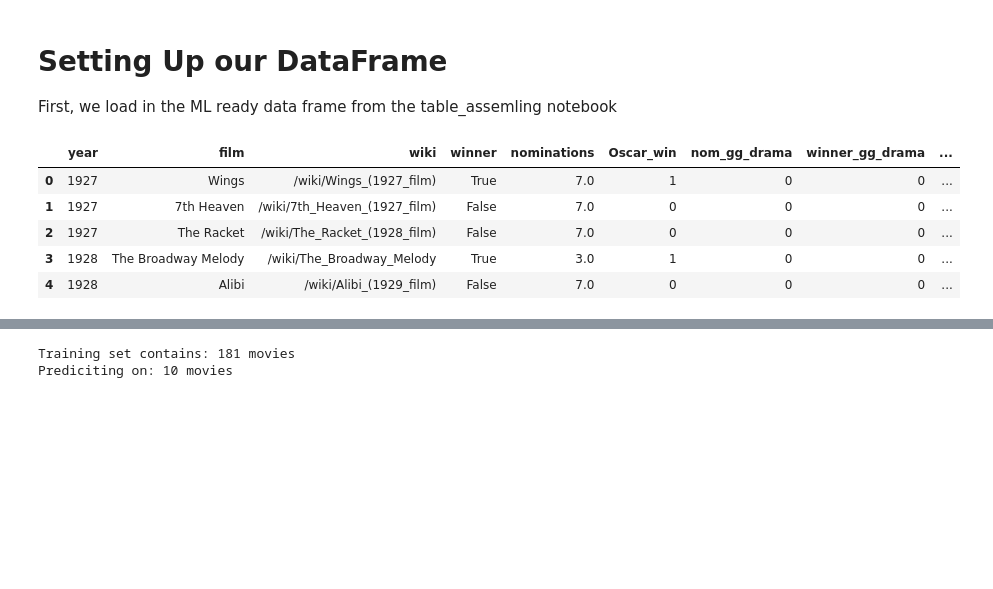
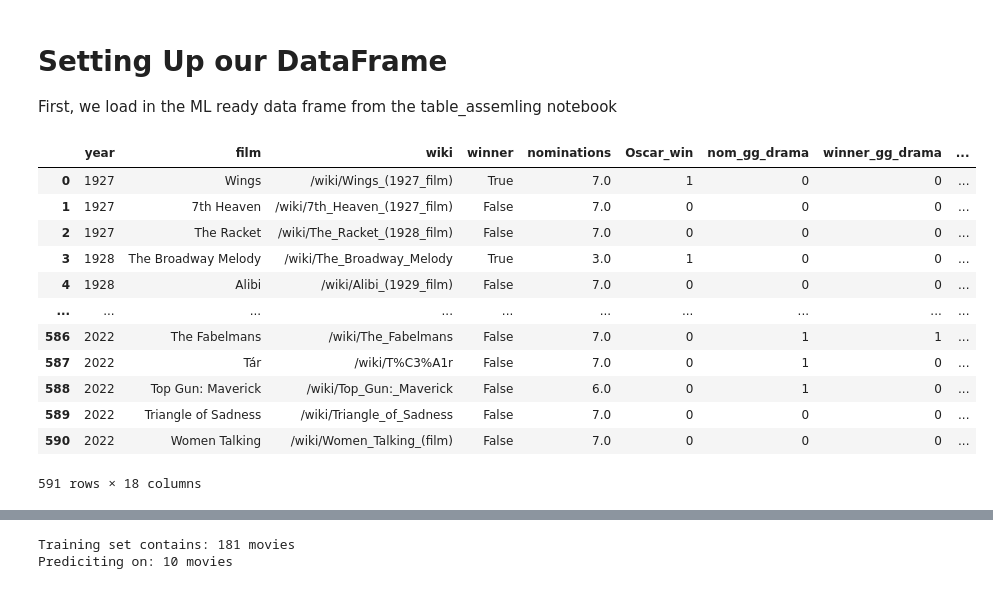
Before and after one commit to Aleksandra-dot/oscar_predictions, a Jupyter notebook: 3-machine_learning_preferential_ballot.ipynb, the cells around one changed output, grey strips where cells are left out. Drawn from its saved outputs; the diff is of its cells as text; code cells hidden in the pictures; blank space fills up the shorter version.

```diff
--- a/3-machine_learning_preferential_ballot.ipynb
+++ b/3-machine_learning_preferential_ballot.ipynb
@@ -10,14 +10,21 @@ from sklearn.tree import DecisionTreeClassifier
 First, we load in the ML ready data frame from the table_assemling notebook
 # %%
 full_table = pd.read_csv('./data/processed_results/osc_df')
-full_table=full_table.drop('Unnamed: 0', axis=1)
-full_table.head()
+full_table=full_table.drop(['Unnamed: 0', 'nom_cannes', 'winner_cannes'], axis=1)
+full_table
 # %% [output]
 |  | year | film | wiki | winner | nominations | Oscar_win | nom_gg_drama | winner_gg_drama | ... |
 | 0 | 1927 | Wings | /wiki/Wings_(1927_film) | True | 7.0 | 1 | 0 | 0 | ... |
 | 1 | 1927 | 7th Heaven | /wiki/7th_Heaven_(1927_film) | False | 7.0 | 0 | 0 | 0 | ... |
 | 2 | 1927 | The Racket | /wiki/The_Racket_(1928_film) | False | 7.0 | 0 | 0 | 0 | ... |
 | 3 | 1928 | The Broadway Melody | /wiki/The_Broadway_Melody | True | 3.0 | 1 | 0 | 0 | ... |
 | 4 | 1928 | Alibi | /wiki/Alibi_(1929_film) | False | 7.0 | 0 | 0 | 0 | ... |
+| ... | ... | ... | ... | ... | ... | ... | ... | ... | ... |
+| 586 | 2022 | The Fabelmans | /wiki/The_Fabelmans | False | 7.0 | 0 | 1 | 1 | ... |
+| 587 | 2022 | Tár | /wiki/T%C3%A1r | False | 7.0 | 0 | 1 | 0 | ... |
+| 588 | 2022 | Top Gun: Maverick | /wiki/Top_Gun:_Maverick | False | 6.0 | 0 | 1 | 0 | ... |
+| 589 | 2022 | Triangle of Sadness | /wiki/Triangle_of_Sadness | False | 7.0 | 0 | 0 | 0 | ... |
+| 590 | 2022 | Women Talking | /wiki/Women_Talking_(film) | False | 7.0 | 0 | 0 | 0 | ... |
+591 rows × 18 columns
 # %%
 full_table2 = pd.read_csv('./data/processed_results/extended_df.csv')
```
Also changed, not shown: parts of 15 cells of this notebook, 7 other files.
